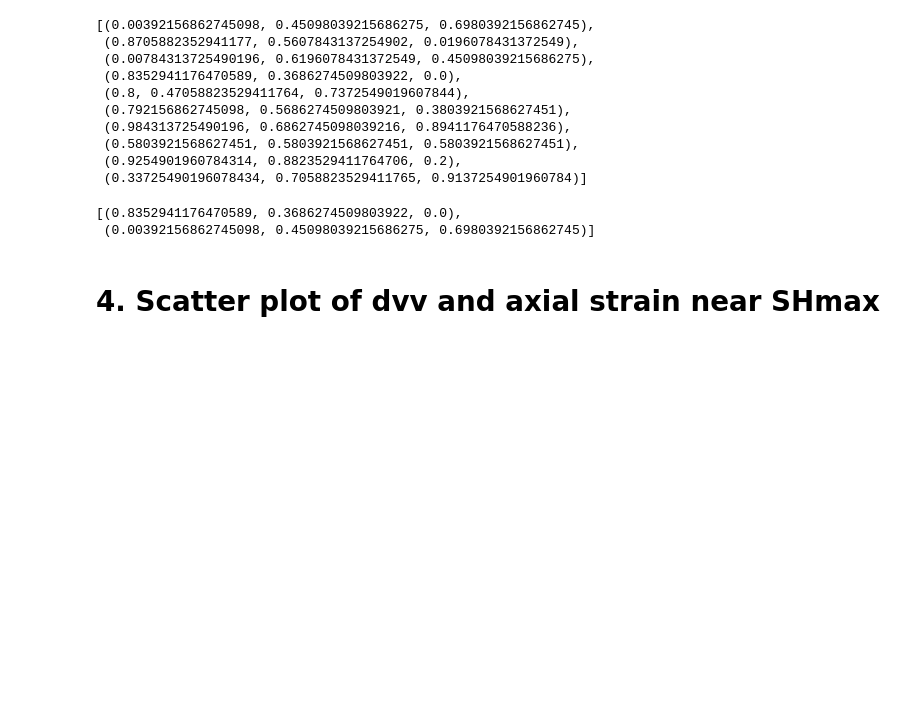
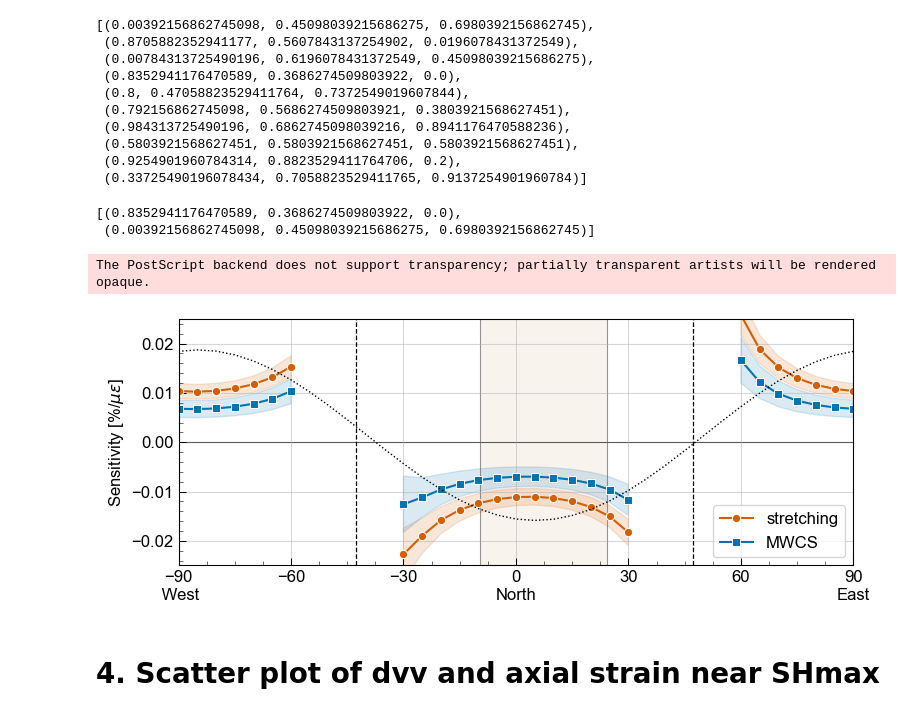
Before and after one commit to kura-okubo/SeisMonitoring_Paper, a Jupyter notebook: Post/CumulativeStrain/code/06_plotcomparison_dvvandstrain.ipynb, the cells around one changed output. Drawn from its saved outputs; the diff is of its cells as text; code cells hidden in the pictures; blank space fills up the shorter version.

Commit message:
updated strain plot format

```diff
--- a/Post/CumulativeStrain/code/06_plotcomparison_dvvandstrain.ipynb
+++ b/Post/CumulativeStrain/code/06_plotcomparison_dvvandstrain.ipynb
@@ -32,19 +32,22 @@ plt.rcParams["font.family"] = 'Arial'
 # plt.rcParams["font.sans-serif"] = "DejaVu Sans, Arial, Helvetica, Lucida Grande, Verdana, Geneva, Lucid, Avant Garde, sans-serif"
 plt.rcParams["font.size"] = 12
 plt.rcParams["xtick.direction"] = "in"
-plt.rcParams["xtick.major.size"] = 5
-plt.rcParams["xtick.major.width"] = 0.5
-plt.rcParams["xtick.minor.size"] = 2
-plt.rcParams["xtick.minor.width"] = 1
+plt.rcParams["xtick.major.size"] = 4.75
+plt.rcParams["xtick.major.width"] = 0.75
+plt.rcParams["xtick.minor.size"] = 3
+plt.rcParams["xtick.minor.width"] = 0.4
 plt.rcParams["xtick.minor.visible"] = True
 
+plt.rcParams["ytick.direction"] = "in"
+plt.rcParams["ytick.major.size"] = 4.75
+plt.rcParams["ytick.major.width"] = 0.75
+plt.rcParams["ytick.minor.size"] = 3
+plt.rcParams["ytick.minor.width"] = 0.4
+plt.rcParams["ytick.minor.visible"] = True
 
-plt.rcParams["ytick.direction"] = "in"
-plt.rcParams["ytick.major.size"] = 5
-plt.rcParams["ytick.major.width"] = 0.5
-plt.rcParams["ytick.minor.size"] = 2
-plt.rcParams["ytick.minor.width"] = 1
-plt.rcParams["ytick.minor.visible"] = True
+plt.rcParams["savefig.transparent"] = True
+
+plt.rcParams['axes.linewidth'] = 0.75
 # %%
 output_imgdir = "../figure/straindvv_comparison_master"
 output_datadir = "../data"
@@ -475,7 +484,7 @@ cpalette
 [(0.8352941176470589, 0.3686274509803922, 0.0),
  (0.00392156862745098, 0.45098039215686275, 0.6980392156862745)]
 # %%
-fig, ax = plt.subplots(1,1, figsize=(8, 3.5))
+fig, ax = plt.subplots(1,1, figsize=(8, 3.2))
 ax.grid(axis="both", zorder=-2, alpha=0.5)
 
 markers = ["o", "s"]
@@ -546,33 +555,36 @@ ax.axhline(0, ls="-", c="k", lw=0.75, zorder=-5)
 # plot mean of axial strain (i.e. dilation)
 ax.axhline(df_rotatedstrain_azimuth["E"].mean(), ls="--", c="k", lw=0.7)
 
 # plot station list
 textstr = "Station list\n"+'\n'.join((stationlist))
 props = dict(boxstyle='round', pad=0.5, lw=0.5, facecolor='white', alpha=1)
 
 # # place a text box in upper left in axes coords
 # ax.text(1.03, 0.27, textstr, transform=ax.transAxes, fontsize=11,
 #         va='center', ha='left', bbox=props)
 
 # # plot second axis to plot the strain
 ax2 = ax.twinx()
 
 p2 = sns.lineplot(data=df_rotatedstrain_azimuth, x="azimuth", y="E", errorbar='sd', ls=":", lw=1,
                   c="k", err_style=None, marker=None, zorder=-10, ax=ax2)
 ax2.set_yticks([])
 ax2.set_xlabel("")
 ax2.set_ylabel("")
 ax2.set_ylim([-10, 10])
 
 ax.legend(loc=4)
 ax.text(-90, -0.032, " West", fontsize=12, ha="center")
 ax.text(90, -0.032, "East", fontsize=12, ha="center")
 ax.text(0, -0.032, "North", fontsize=12, ha="center")
 
 plt.tight_layout()
 # foname = output_imgdir+f"/sensitivity_withrotation.png"
 foname = output_imgdir+f"/sensitivity_withrotation.eps"
 plt.savefig(foname, dpi=300, bbox_inches='tight')
+# %% [output]
+The PostScript backend does not support transparency; partially transparent artists will be rendered opaque.
+[figure, added]
 # %% [markdown]
 # 4. Scatter plot of dvv and axial strain near SHmax
 # %%
```
Also changed, not shown: parts of 3 cells of this notebook, 3 other files.
